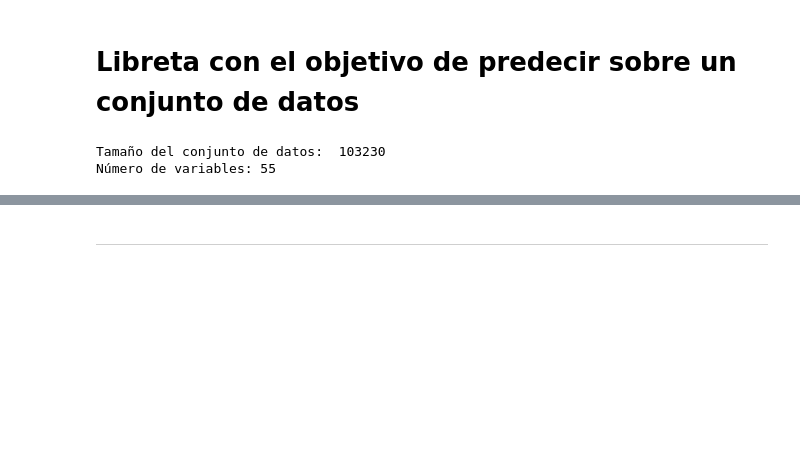
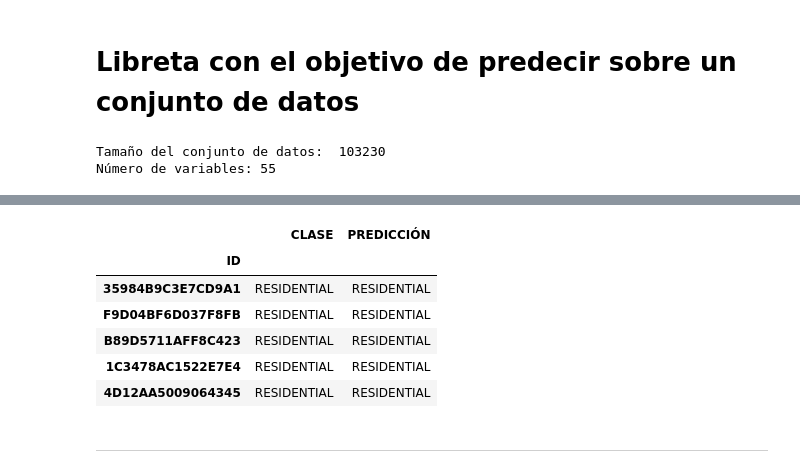
Before and after one commit to cifucg/minsait_land_classification, a Jupyter notebook: model_prediction.ipynb, the cells around one changed output, grey strips where cells are left out. Cells and saved outputs as stored; diff of their text form; code cells hidden in the pictures; blank space fills up the shorter version.

```diff
--- a/model_prediction.ipynb
+++ b/model_prediction.ipynb
@@ -166,3 +163,13 @@ df_prediction
+# %%
+df_prediction.head()
+# %% [output]
+|  | CLASE | PREDICCIÓN |
+| ID |  |  |
+| 35984B9C3E7CD9A1 | RESIDENTIAL | RESIDENTIAL |
+| F9D04BF6D037F8FB | RESIDENTIAL | RESIDENTIAL |
+| B89D5711AFF8C423 | RESIDENTIAL | RESIDENTIAL |
+| 1C3478AC1522E7E4 | RESIDENTIAL | RESIDENTIAL |
+| 4D12AA5009064345 | RESIDENTIAL | RESIDENTIAL |
 # %% [markdown]
 ---
 # %% [markdown]
```
Also changed, not shown: parts of 18 cells of this notebook, 2 other files.
